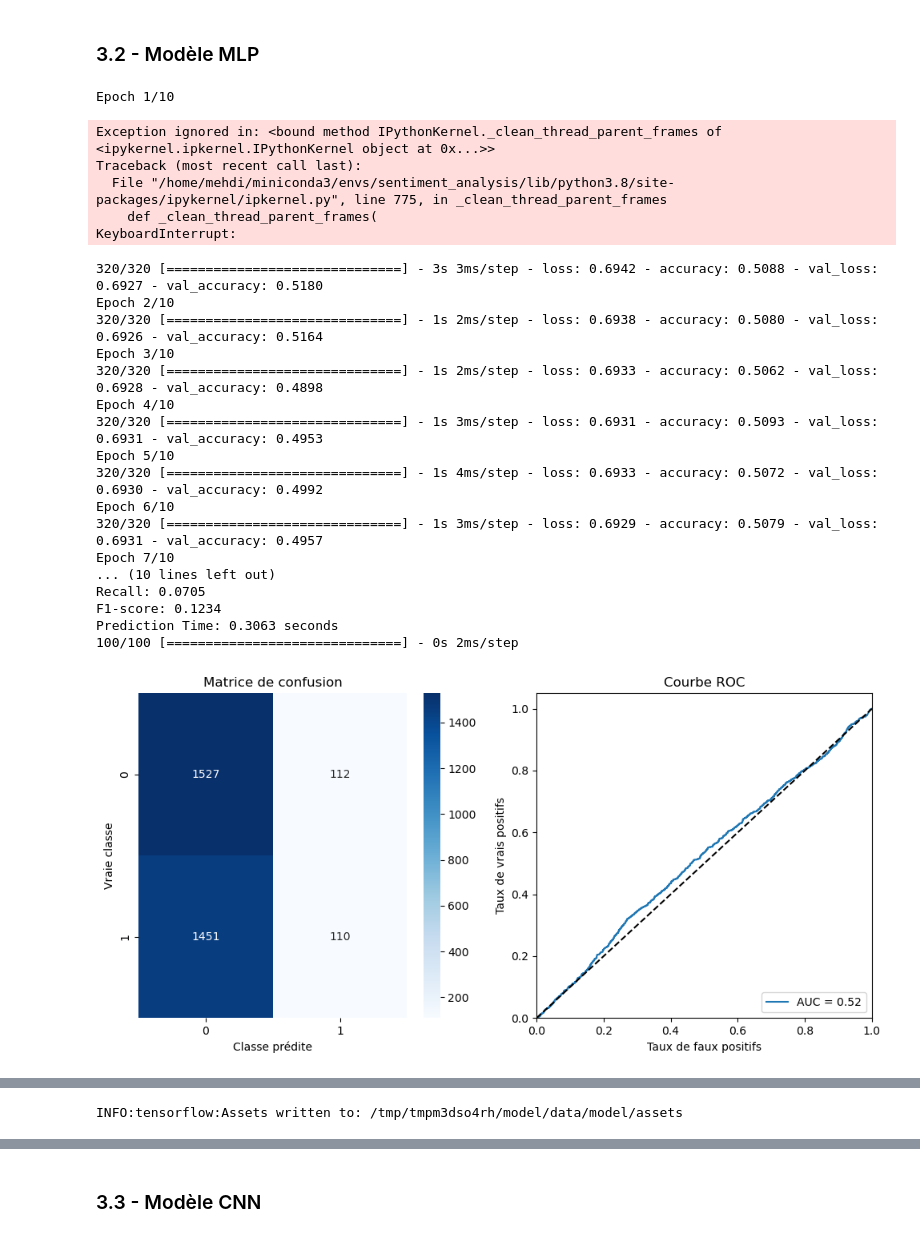
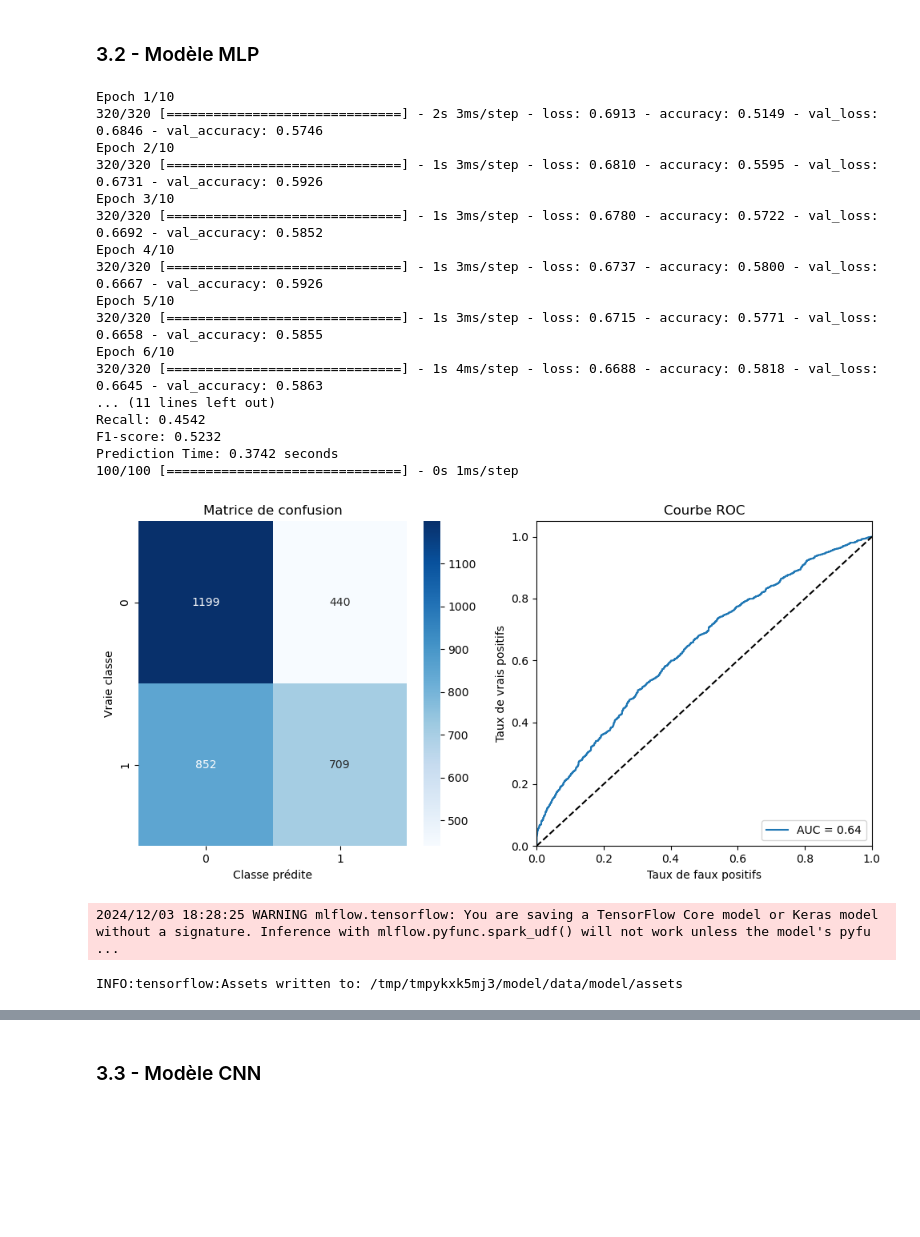
Before and after one commit to mehdimunim/OC7, a Jupyter notebook: notebooks/03_Mehdi_MUNIM_modelisation.ipynb, the cells around one changed output, grey strips where cells are left out. Saved outputs shown, nothing was run; the diff lists cells and outputs as text; code cells hidden in the pictures; blank space fills up the shorter version.

```diff
--- a/notebooks/03_Mehdi_MUNIM_modelisation.ipynb
+++ b/notebooks/03_Mehdi_MUNIM_modelisation.ipynb
@@ -113,55 +116,54 @@ Prediction Time: 0.0042 seconds
 # %%
 #@title 3.2 Entraînement et évaluation du modèle MLP avec MLflow
 
 import mlflow
 import mlflow.keras
 
 # Créer et entraîner le modèle MLP
 model_mlp = model.create_mlp_model(input_shape=(X_train_w2v.shape[1],))
 
 # Démarrer une exécution MLflow
 with mlflow.start_run():
     # Entraîner le modèle
-    model_mlp.fit(X_train_w2v, y_train, epochs=10, batch_size=32, validation_split=0.2)
+    model_mlp.fit(X_train_d2v, y_train, epochs=10, batch_size=32, validation_split=0.2)
 
     # Évaluer le modèle et récupérer les métriques
-    accuracy, precision, recall, f1, predict_time = evaluation.evaluer_modele(model_mlp, X_test_w2v, y_test)
+    accuracy, precision, recall, f1, predict_time = evaluation.evaluer_modele(model_mlp, X_test_d2v, y_test)
 
     # Enregistrer les paramètres
     mlflow.log_param("epochs", 10)
     mlflow.log_param("batch_size", 32)
 
     # Enregistrer les métriques
     mlflow.log_metric("accuracy", accuracy)
     mlflow.log_metric("precision", precision)
     mlflow.log_metric("recall", recall)
     mlflow.log_metric("f1_score", f1)
     mlflow.log_metric("predict_time", predict_time)  # Ajout du predict_time
 
+    # Ajouter un tag pour identifier le modèle
+    mlflow.set_tag("model_name", "MLP")
+
     # Enregistrer le modèle
     mlflow.keras.log_model(model_mlp, "model_mlp")
 # %% [output]
 Epoch 1/10
+320/320 [==============================] - 2s 3ms/step - loss: 0.6913 - accuracy: 0.5149 - val_loss: 0.6846 - val_accuracy: 0.5746
+Epoch 2/10
+320/320 [==============================] - 1s 3ms/step - loss: 0.6810 - accuracy: 0.5595 - val_loss: 0.6731 - val_accuracy: 0.5926
+Epoch 3/10
+320/320 [==============================] - 1s 3ms/step - loss: 0.6780 - accuracy: 0.5722 - val_loss: 0.6692 - val_accuracy: 0.5852
+Epoch 4/10
+320/320 [==============================] - 1s 3ms/step - loss: 0.6737 - accuracy: 0.5800 - val_loss: 0.6667 - val_accuracy: 0.5926
+Epoch 5/10
+320/320 [==============================] - 1s 3ms/step - loss: 0.6715 - accuracy: 0.5771 - val_loss: 0.6658 - val_accuracy: 0.5855
+Epoch 6/10
+320/320 [==============================] - 1s 4ms/step - loss: 0.6688 - accuracy: 0.5818 - val_loss: 0.6645 - val_accuracy: 0.5863
+... (11 lines left out)
+Recall: 0.4542
+F1-score: 0.5232
+Prediction Time: 0.3742 seconds
+100/100 [==============================] - 0s 1ms/step
+[figure, new version]
-Exception ignored in: <bound method IPythonKernel._clean_thread_parent_frames of <ipykernel.ipkernel.IPythonKernel object at 0x...>>
-Traceback (most recent call last):
-  File "/home/mehdi/miniconda3/envs/sentiment_analysis/lib/python3.8/site-packages/ipykernel/ipkernel.py", line 775, in _clean_thread_parent_frames
-    def _clean_thread_parent_frames(
-KeyboardInterrupt:
+2024/12/03 18:28:25 WARNING mlflow.tensorflow: You are saving a TensorFlow Core model or Keras model without a signature. Inference with mlflow.pyfunc.spark_udf() will not work unless the model's pyfu ...
-320/320 [==============================] - 3s 3ms/step - loss: 0.6942 - accuracy: 0.5088 - val_loss: 0.6927 - val_accuracy: 0.5180
-Epoch 2/10
-320/320 [==============================] - 1s 2ms/step - loss: 0.6938 - accuracy: 0.5080 - val_loss: 0.6926 - val_accuracy: 0.5164
-Epoch 3/10
-320/320 [==============================] - 1s 2ms/step - loss: 0.6933 - accuracy: 0.5062 - val_loss: 0.6928 - val_accuracy: 0.4898
-Epoch 4/10
-320/320 [==============================] - 1s 3ms/step - loss: 0.6931 - accuracy: 0.5093 - val_loss: 0.6931 - val_accuracy: 0.4953
-Epoch 5/10
-320/320 [==============================] - 1s 4ms/step - loss: 0.6933 - accuracy: 0.5072 - val_loss: 0.6930 - val_accuracy: 0.4992
-Epoch 6/10
-320/320 [==============================] - 1s 3ms/step - loss: 0.6929 - accuracy: 0.5079 - val_loss: 0.6931 - val_accuracy: 0.4957
-Epoch 7/10
-... (10 lines left out)
-Recall: 0.0705
-F1-score: 0.1234
-Prediction Time: 0.3063 seconds
-100/100 [==============================] - 0s 2ms/step
+INFO:tensorflow:Assets written to: /tmp/tmpykxk5mj3/model/data/model/assets
-[figure, old version]
@@ -169 +171,0 @@ Prediction Time: 0.3063 seconds
-INFO:tensorflow:Assets written to: /tmp/tmpm3dso4rh/model/data/model/assets
```
Also changed, not shown: parts of 8 cells of this notebook.
